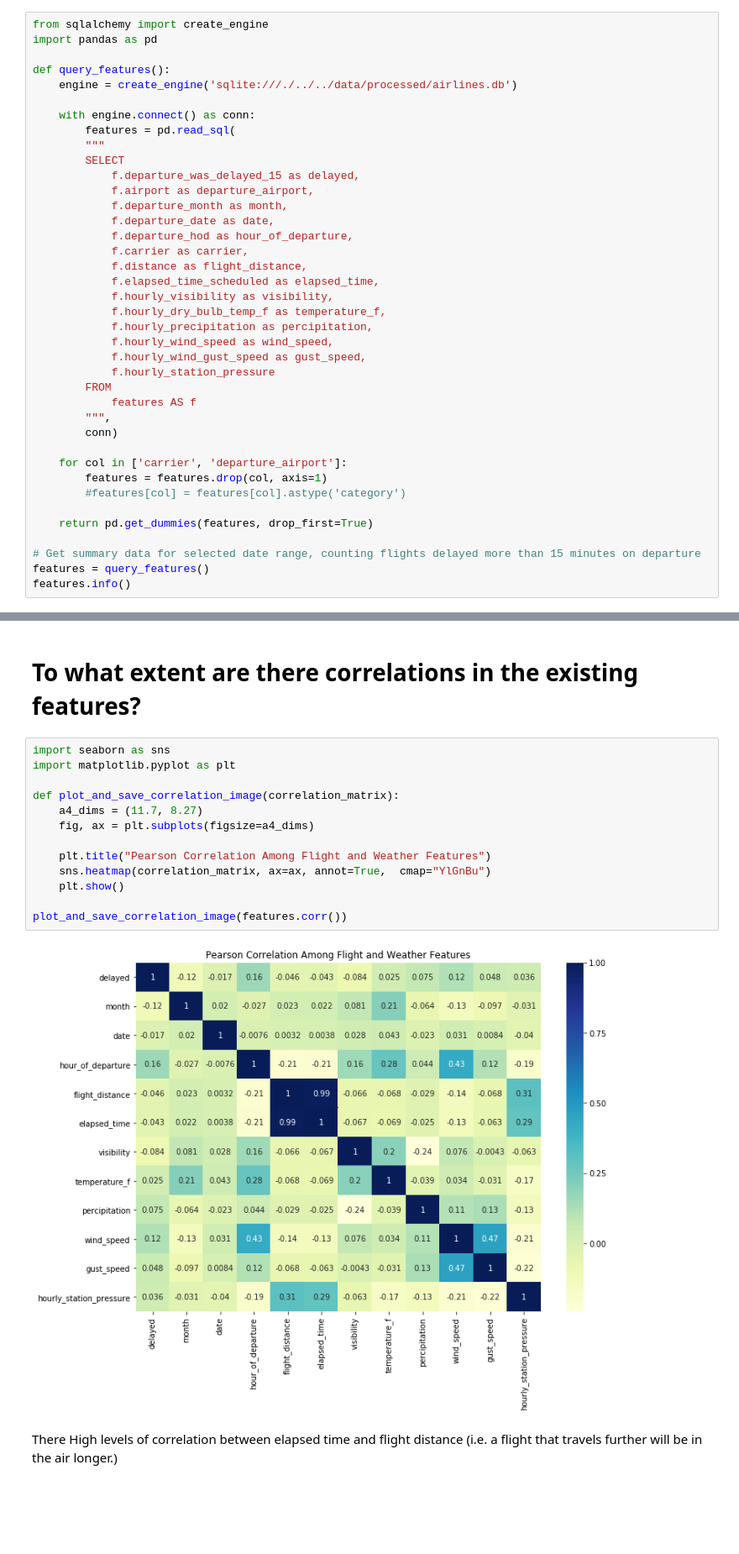
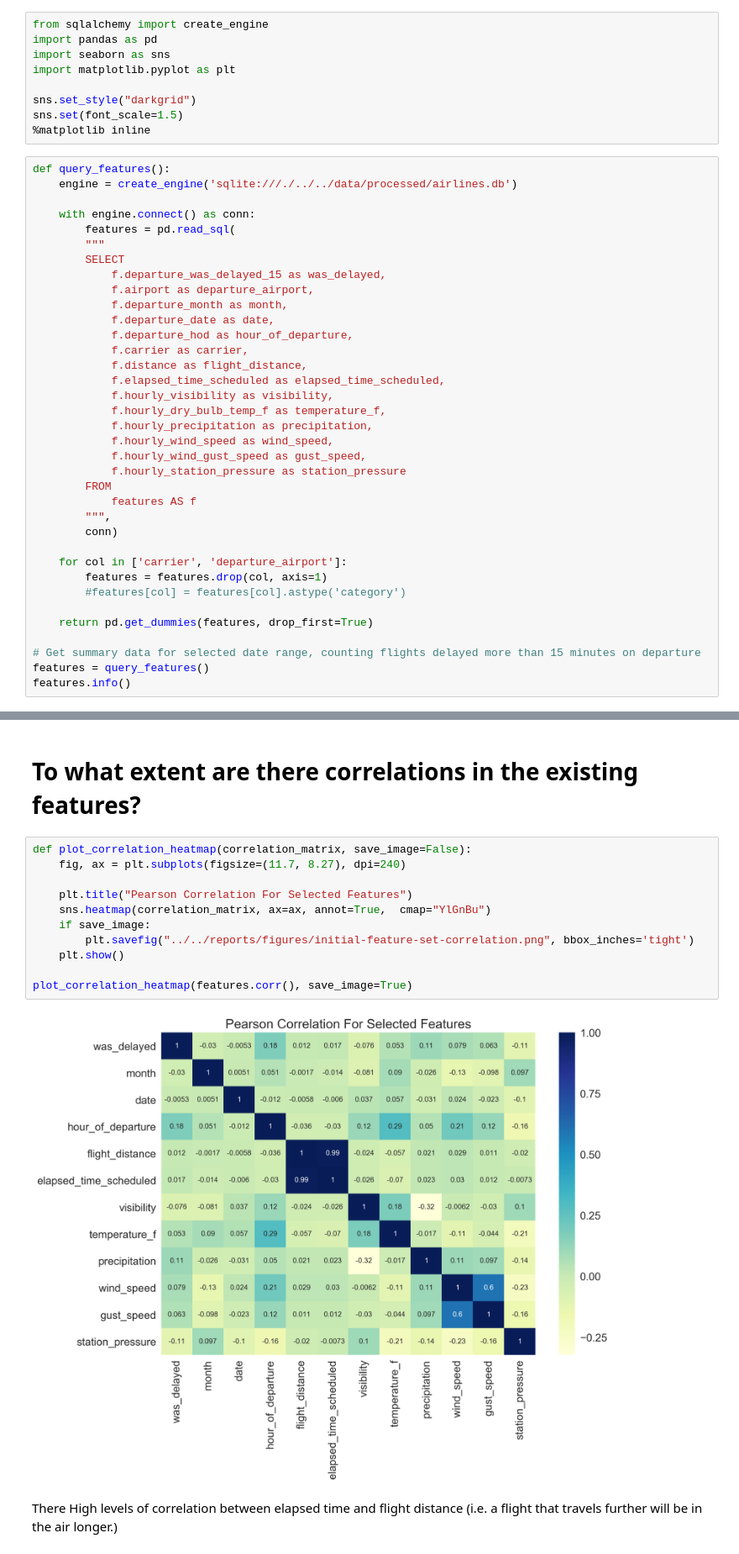
Before and after one commit to aviationweather/airport-delays, a Jupyter notebook: notebooks/modeling/classifier-comparison-with-sklearn.ipynb, the cells around one changed output, grey strips where cells are left out. Shown at 84% size. Saved outputs shown, nothing was run; the diff lists cells and outputs as text; blank space fills up the shorter version.

```diff
--- a/notebooks/modeling/classifier-comparison-with-sklearn.ipynb
+++ b/notebooks/modeling/classifier-comparison-with-sklearn.ipynb
@@ -1,7 +1,13 @@
+# %%
+from sqlalchemy import create_engine
+import pandas as pd
+import seaborn as sns
+import matplotlib.pyplot as plt
+
+sns.set_style("darkgrid")
+sns.set(font_scale=1.5)
+%matplotlib inline
 # %%
-from sqlalchemy import create_engine
-import pandas as pd
-
 def query_features():
     engine = create_engine('sqlite:///./../../data/processed/airlines.db')
 
@@ -9,20 +15,20 @@ def query_features():
         features = pd.read_sql(
         """
         SELECT
-            f.departure_was_delayed_15 as delayed,
+            f.departure_was_delayed_15 as was_delayed,
             f.airport as departure_airport,
             f.departure_month as month,
             f.departure_date as date,
             f.departure_hod as hour_of_departure,
             f.carrier as carrier,
             f.distance as flight_distance,
-            f.elapsed_time_scheduled as elapsed_time,
+            f.elapsed_time_scheduled as elapsed_time_scheduled,
             f.hourly_visibility as visibility,
             f.hourly_dry_bulb_temp_f as temperature_f,
-            f.hourly_precipitation as percipitation,
+            f.hourly_precipitation as precipitation,
             f.hourly_wind_speed as wind_speed,
             f.hourly_wind_gust_speed as gust_speed,
-            f.hourly_station_pressure
+            f.hourly_station_pressure as station_pressure
         FROM
             features AS f
         """,
@@ -58,20 +64,18 @@ memory usage: 6.8 MB
 # %% [markdown]
 # To what extent are there correlations in the existing features?
 # %%
-import seaborn as sns
-import matplotlib.pyplot as plt
+def plot_correlation_heatmap(correlation_matrix, save_image=False):
+    fig, ax = plt.subplots(figsize=(11.7, 8.27), dpi=240)
 
-def plot_and_save_correlation_image(correlation_matrix):
-    a4_dims = (11.7, 8.27)
-    fig, ax = plt.subplots(figsize=a4_dims)
-
-    plt.title("Pearson Correlation Among Flight and Weather Features")
+    plt.title("Pearson Correlation For Selected Features")
     sns.heatmap(correlation_matrix, ax=ax, annot=True,  cmap="YlGnBu")
+    if save_image:
+        plt.savefig("../../reports/figures/initial-feature-set-correlation.png", bbox_inches='tight')
     plt.show()
 
-plot_and_save_correlation_image(features.corr())
+plot_correlation_heatmap(features.corr(), save_image=True)
 # %% [output]
-[figure, old version]
+[figure, new version]
 # %% [markdown]
 There High levels of correlation between elapsed time and flight distance (i.e. a flight that travels further will be in the air longer.)
 # %%
```
Also changed, not shown: parts of 14 cells of this notebook, 1 other file.
